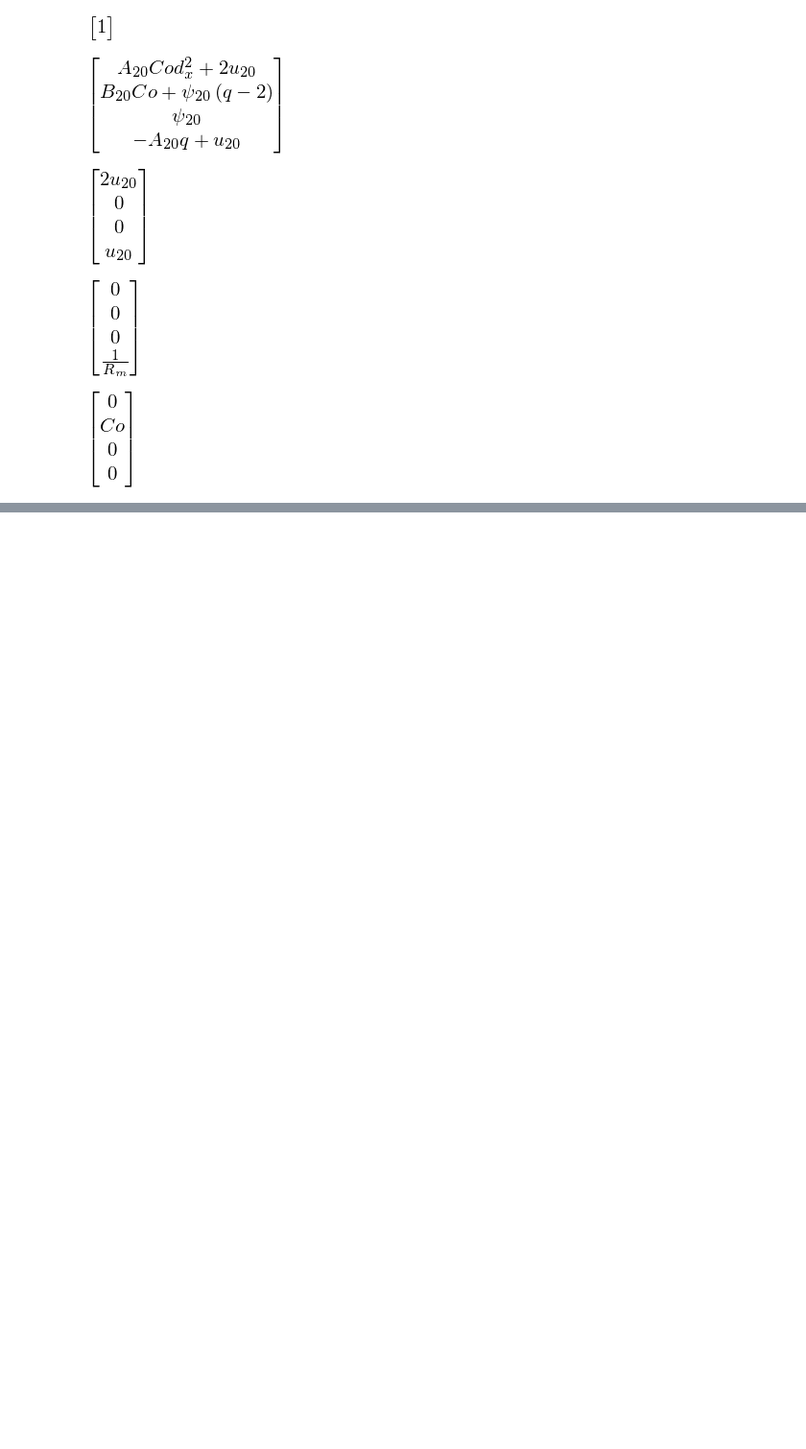
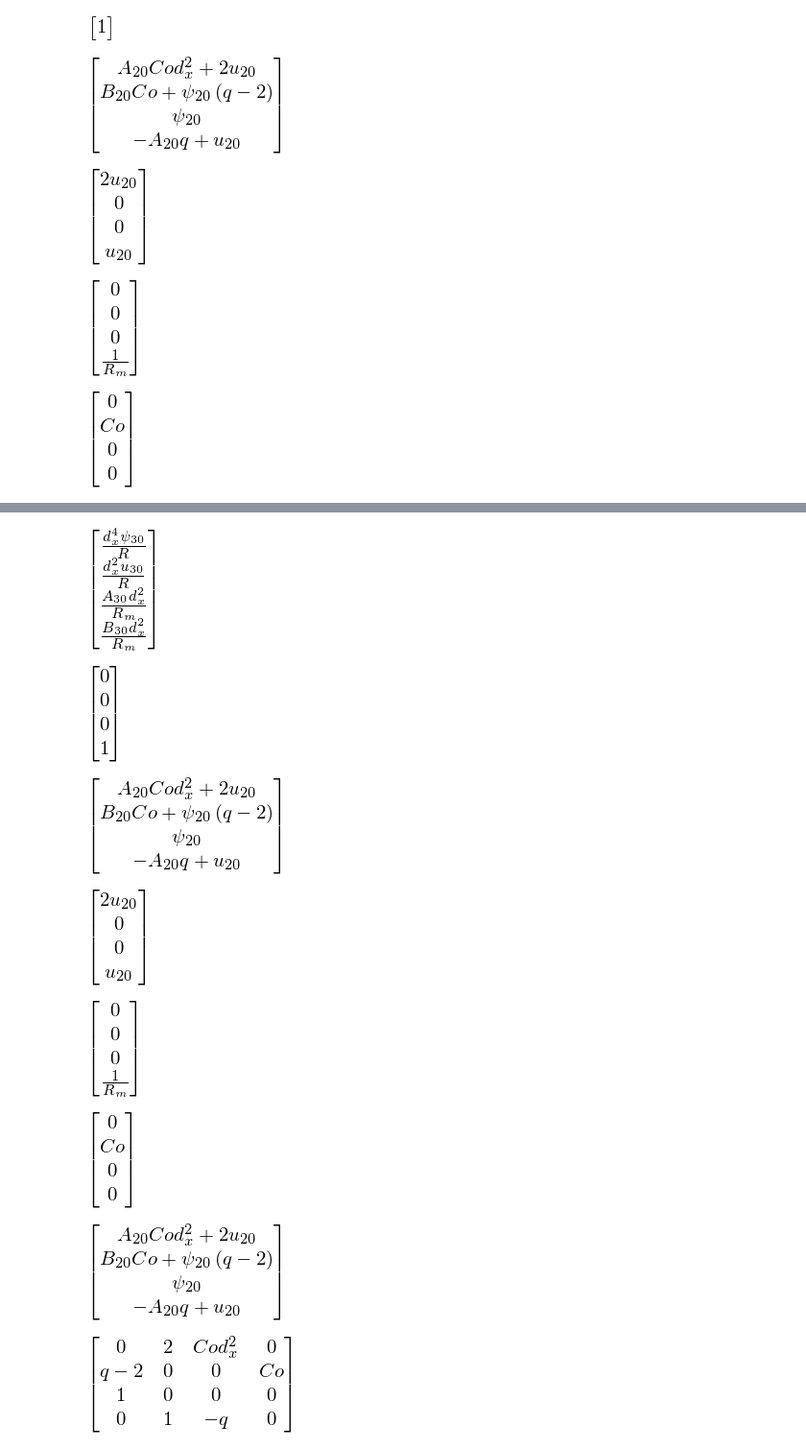
Before and after one commit to jsoishi/weakly_nonlinear_mri, a Jupyter notebook: python/adjoint solution.ipynb, the cells around one changed output, grey strips where cells are left out. Shown at 96% size. Cells and saved outputs as stored; diff of their text form; code cells hidden in the pictures; blank space fills up the shorter version.

```diff
--- a/python/adjoint solution.ipynb
+++ b/python/adjoint solution.ipynb
@@ -340,0 +342,32 @@ NameError: name 'N30' is not defined
+# %%
+(L*V30).subs(dz, 0)
+# %% [output]
+[figure, added]
+# %%
+D*U11
+# %% [output]
+[figure, added]
+# %%
+(L1twiddle*V20).subs(dz, 0)
+# %% [output]
+[figure, added]
+# %%
+(L1twiddle*U20).subs(dz, 0)
+# %% [output]
+[figure, added]
+# %%
+(L2*U11).subs(dz, 0)
+# %% [output]
+[figure, added]
+# %%
+X*U11
+# %% [output]
+[figure, added]
+# %%
+L1*V20
+# %% [output]
+[figure, added]
+# %%
+L1
+# %% [output]
+[figure, added]
```
Also changed, not shown: parts of 2 cells of this notebook, 1 other file.
